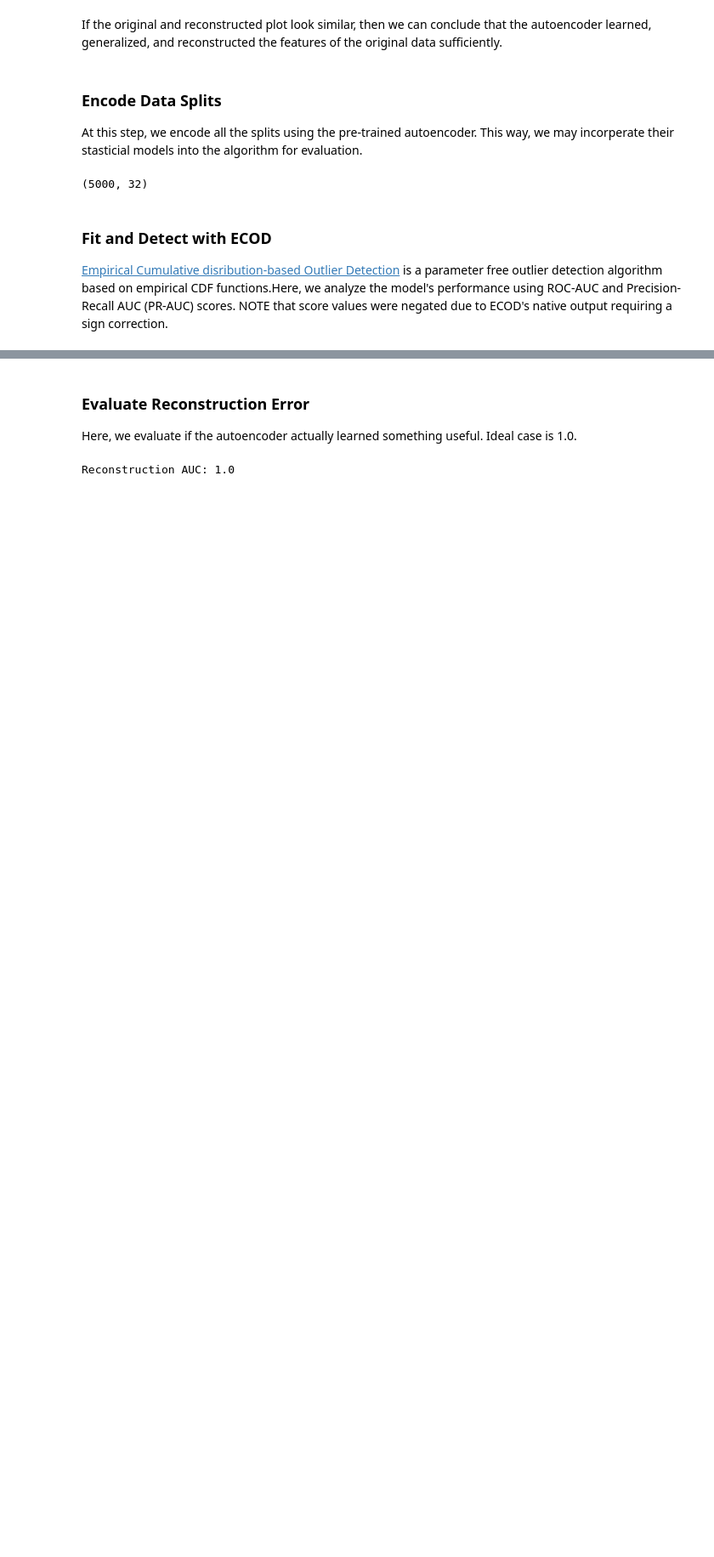
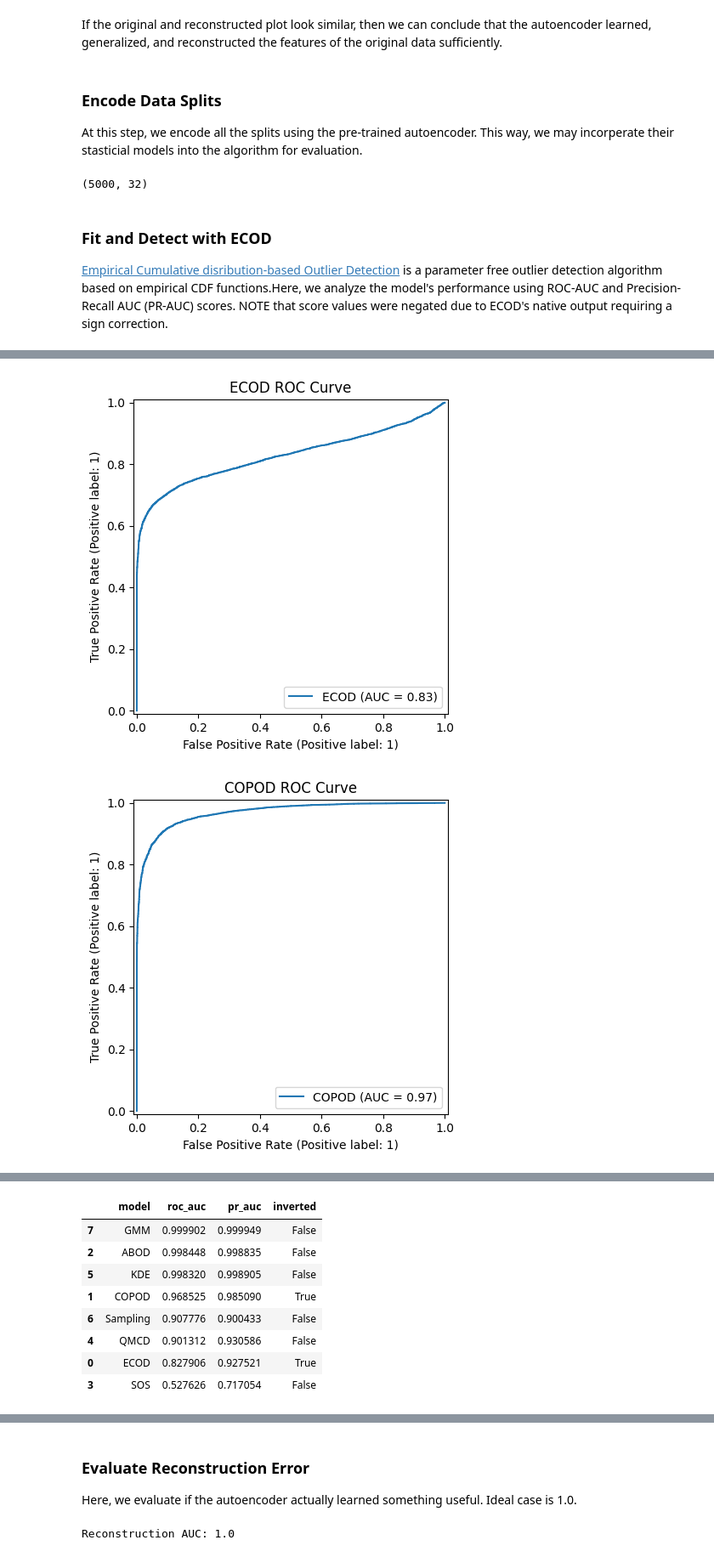
Before and after one commit to ericnmt/htd-benchmarking, a Jupyter notebook: notebooks/T800-HT-ML-Pipeline.ipynb, the cells around one changed output, grey strips where cells are left out. Shown at 85% size. Cells and saved outputs as stored; diff of their text form; code cells hidden in the pictures; blank space fills up the shorter version.

```diff
--- a/notebooks/T800-HT-ML-Pipeline.ipynb
+++ b/notebooks/T800-HT-ML-Pipeline.ipynb
@@ -378,0 +483,41 @@ In conclusion: THE ECOD algorithm has a AUC of 0.84, which suggests the performa
+# %%
+# IMPORT MODELS HERE
+from pyod.models.ecod import ECOD
+from pyod.models.copod import COPOD
+from pyod.models.abod import ABOD
+from pyod.models.mad import MAD
+from pyod.models.sos import SOS
+from pyod.models.qmcd import QMCD
+from pyod.models.kde import KDE
+from pyod.models.sampling import Sampling
+from pyod.models.gmm import GMM
+
+import numpy as np
+import pandas as pd
+
+# "name": (lambda: classifier(), Invert(T/F))
+detectors = {
+    # Probabilistic
+    "ECOD": (lambda: ECOD(), True),
+    "COPOD": (lambda: COPOD(), True),
+    "ABOD": (lambda: ABOD(), False),
+    #"MAD": (lambda: MAD(), False),
+    "SOS": (lambda: SOS(), False),
+    "QMCD": (lambda: QMCD(), False),
+    "KDE": (lambda: KDE(), False),
+    "Sampling": (lambda: Sampling(), False),
+    "GMM": (lambda: GMM(), False),
+}
+
+results = [
+    evaluate_detector(name, make, Z_train, Z_test_norm, Z_test_anom, invert=inv)
+    for name, (make, inv) in detectors.items()
+]
+
+# results.append(compute_metrics("AE recon error", mse_norm, mse_anom))
+
+results_df = pd.DataFrame(results).sort_values("roc_auc", ascending=False)
+display(results_df)
+# %% [output]
+[figure, added]
+[figure, added]
@@ -378,0 +530,9 @@ In conclusion: THE ECOD algorithm has a AUC of 0.84, which suggests the performa
+|  | model | roc_auc | pr_auc | inverted |
+| 7 | GMM | 0.999902 | 0.999949 | False |
+| 2 | ABOD | 0.998448 | 0.998835 | False |
+| 5 | KDE | 0.998320 | 0.998905 | False |
+| 1 | COPOD | 0.968525 | 0.985090 | True |
+| 6 | Sampling | 0.907776 | 0.900433 | False |
+| 4 | QMCD | 0.901312 | 0.930586 | False |
+| 0 | ECOD | 0.827906 | 0.927521 | True |
+| 3 | SOS | 0.527626 | 0.717054 | False |
```
Also changed, not shown: parts of 22 cells of this notebook.
